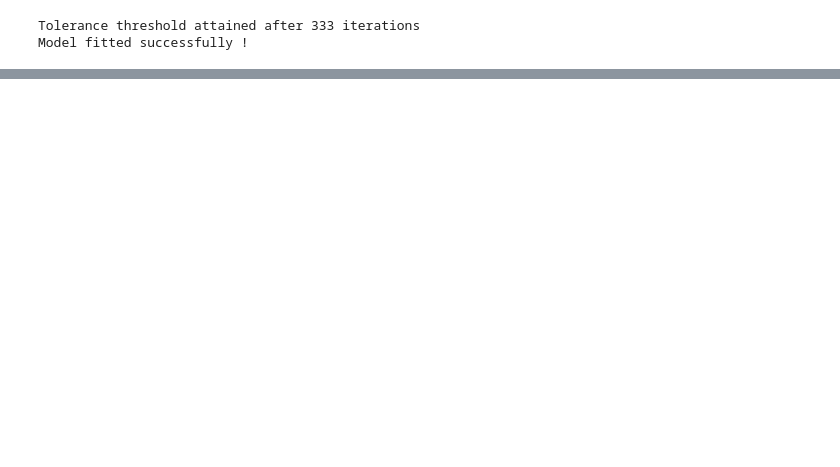
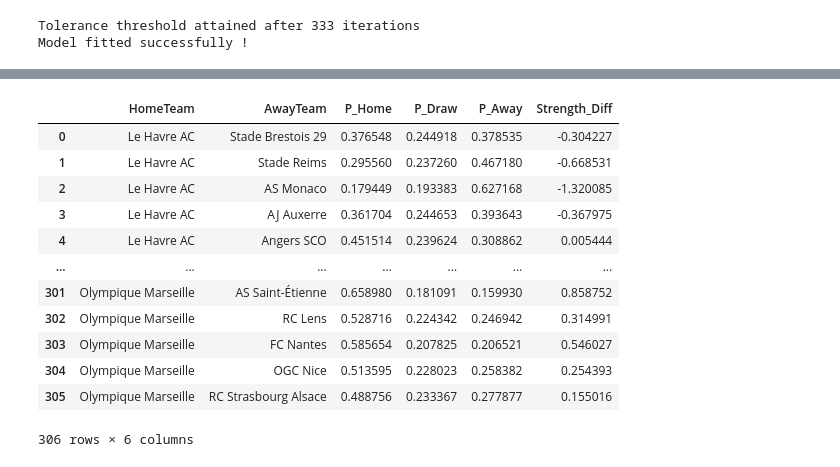
Before and after one commit to plemvan/Learning-Latent-Football-Team-Strengths, a Jupyter notebook: final_main.ipynb, the cells around one changed output, grey strips where cells are left out. Drawn from its saved outputs; the diff is of its cells as text; code cells hidden in the pictures; blank space fills up the shorter version.

```diff
--- a/final_main.ipynb
+++ b/final_main.ipynb
@@ -30,8 +30,19 @@ from Data.data_processing import DataProcesser
 
 processer = DataProcesser("Data/Datasets/Complete_df.csv")
 
-processer.remove_year("25-26")
+train_df, test_df = processer.split_train_test(test_season='24-25')
 
-train_df, test_df = processer.split_train_test(test_size=306)
+train_data_BT, test_data = processer.get_train_test_data_BT()
 
-train_data, test_data = processer.get_train_test_data()
+feature_names = [
+    'Log_Market_Value',
+    'Strength_Rank_Based',
+    'Pythagorean_Exp',
+    'Avg_Goals_Scored',
+    'Home_Dependency',
+    'Avg_Shots_Target',
+    'Avg_Corners',
+    'Avg_Cards'
+    ]
+
+train_data_NBTR = processer.get_data_NBTR(feature_names=feature_names)
@@ -130,0 +178,21 @@ Training with time-decayed weights
+# %%
+# Probas de matchs
+
+BT_probas = bt_model.simulate_season(list_teams=test_data['Teams'])
+BT_probas
+NBTR_probas = df_probas
+NBTR_probas
+# %% [output]
+|  | HomeTeam | AwayTeam | P_Home | P_Draw | P_Away | Strength_Diff |
+| 0 | Le Havre AC | Stade Brestois 29 | 0.376548 | 0.244918 | 0.378535 | -0.304227 |
+| 1 | Le Havre AC | Stade Reims | 0.295560 | 0.237260 | 0.467180 | -0.668531 |
+| 2 | Le Havre AC | AS Monaco | 0.179449 | 0.193383 | 0.627168 | -1.320085 |
+| 3 | Le Havre AC | AJ Auxerre | 0.361704 | 0.244653 | 0.393643 | -0.367975 |
+| 4 | Le Havre AC | Angers SCO | 0.451514 | 0.239624 | 0.308862 | 0.005444 |
+| ... | ... | ... | ... | ... | ... | ... |
+| 301 | Olympique Marseille | AS Saint-Étienne | 0.658980 | 0.181091 | 0.159930 | 0.858752 |
+| 302 | Olympique Marseille | RC Lens | 0.528716 | 0.224342 | 0.246942 | 0.314991 |
+| 303 | Olympique Marseille | FC Nantes | 0.585654 | 0.207825 | 0.206521 | 0.546027 |
+| 304 | Olympique Marseille | OGC Nice | 0.513595 | 0.228023 | 0.258382 | 0.254393 |
+| 305 | Olympique Marseille | RC Strasbourg Alsace | 0.488756 | 0.233367 | 0.277877 | 0.155016 |
+306 rows × 6 columns
```
Also changed, not shown: parts of 11 cells of this notebook, 2 other files.
